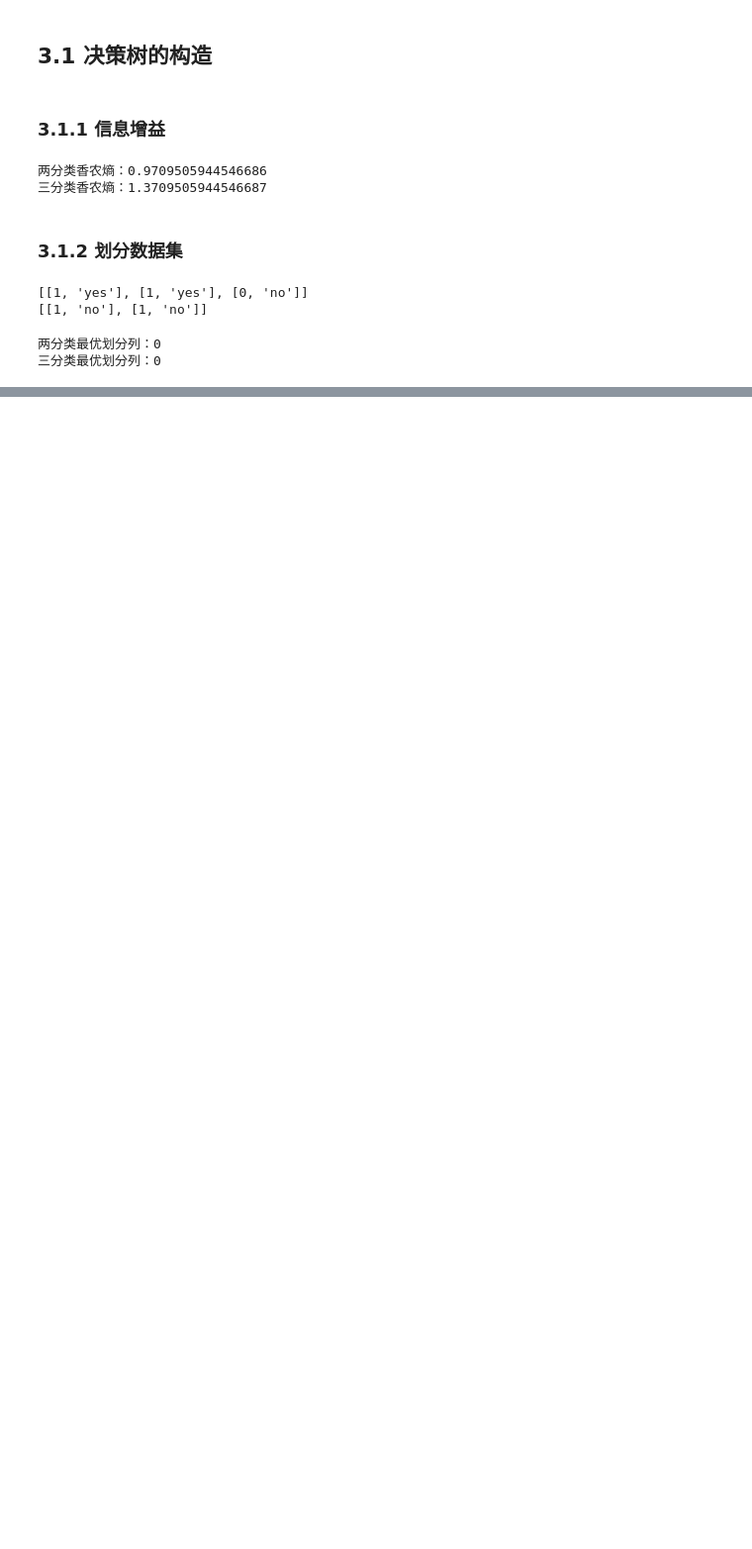
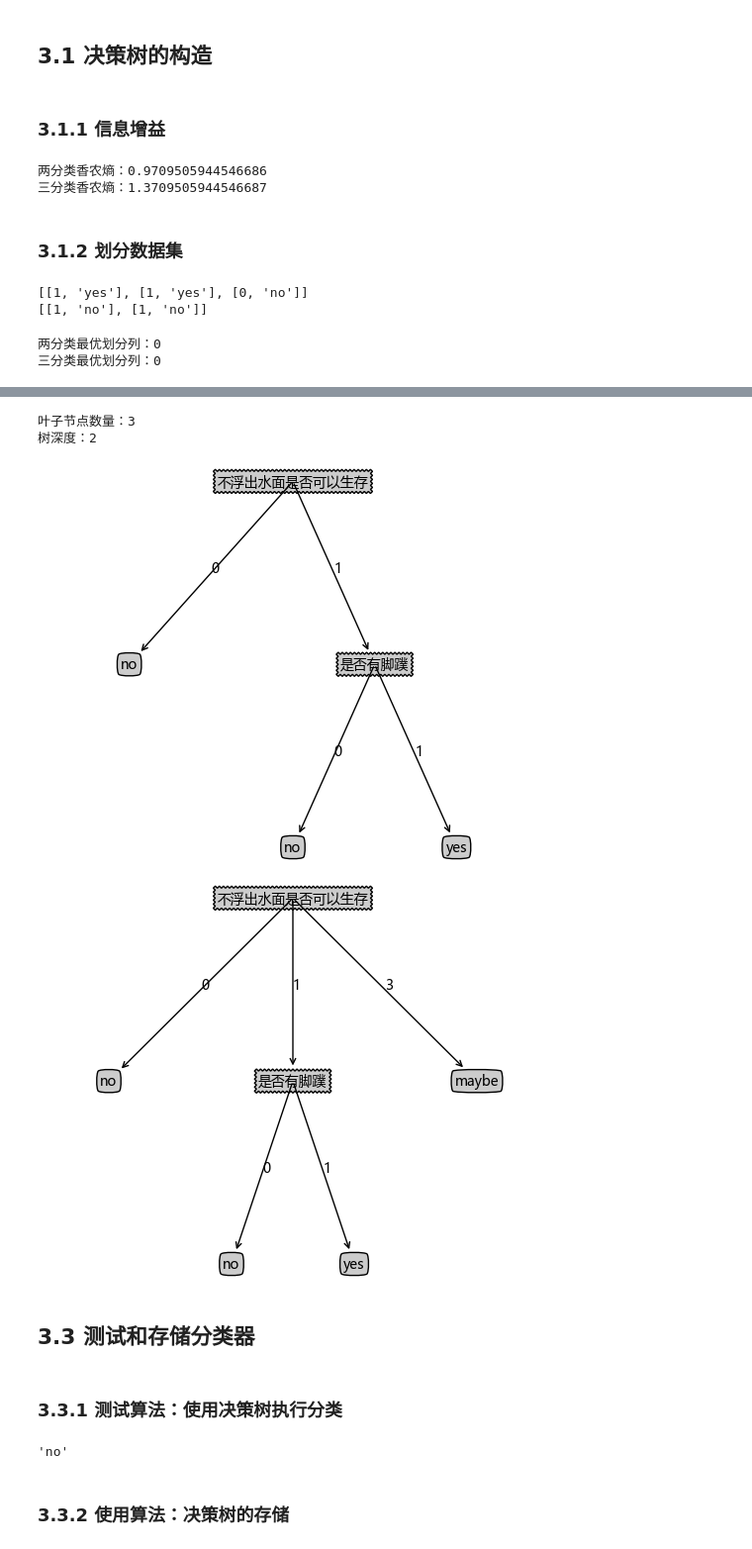
Before and after one commit to Lograthmic/machinelearninginaction3x, a Jupyter notebook: Ch03/note.ipynb, the cells around one changed output, grey strips where cells are left out. Shown: that part at 99% size. Drawn from its saved outputs; the diff is of its cells as text; code cells hidden in the pictures; blank space fills up the shorter version.

```diff
--- a/Ch03/note.ipynb
+++ b/Ch03/note.ipynb
@@ -113,7 +113,6 @@ from enum import unique
 
 
 def createTree(dataSet, labels):
-    labels = labels[:]
     classList = [example[-1] for example in dataSet]
     # 边界条件1：遍历完所有可划分数据集的属性
     if len(dataSet[0]) == 1:
@@ -124,12 +123,11 @@ def createTree(dataSet, labels):
     bestFeatures = chooseBestFeatureToSplit(dataSet)
     bestFeatLable = labels[bestFeatures]
     tree = {bestFeatLable: {}}
-    del(labels[bestFeatures])    # 去除当前节点标签以构建子列表
     featValues = [example[bestFeatures] for example in dataSet]
     uniqueVals = set(featValues)
     for value in uniqueVals:
         subDataSet = splitDataSet(dataSet, bestFeatures, value)
-        subFeatLabel = labels[:]
+        subFeatLabel = labels[:bestFeatures] + labels[bestFeatures+1:] # 去除当前节点标签以构建子列表
         tree[bestFeatLable][value] = createTree(subDataSet, subFeatLabel)
     return tree
 # %%
@@ -142,0 +175,29 @@ print("三分类树：{}".format(tree2))
+# %%
+# 获取叶节点的数目和树的层次
+
+def getNumLeafs(tree):
+    numLeafs = 0
+    firstStr = list(tree)[0]
+    secondDict = tree[firstStr]
+    for key in secondDict.keys():
+        numLeafs += getNumLeafs(secondDict[key]) if type(secondDict[key]).__name__ == 'dict' else 1
+    return numLeafs
+
+def getTreeDepth(tree):
+    maxDepth = 0
+    firstStr = list(tree)[0]
+    secondDict = tree[firstStr]
+    for key in secondDict.keys():
+        if type(secondDict[key]).__name__ == 'dict':
+            thisDepth = 1 + getTreeDepth(secondDict[key])
+        else:
+            thisDepth = 1
+        if thisDepth > maxDepth:
+            maxDepth = thisDepth
+    return maxDepth
+# %%
+print("叶子节点数量：{}".format(getNumLeafs(tree)))
+print("树深度：{}".format(getTreeDepth(tree)))
+# %% [output]
+叶子节点数量：3
+树深度：2
@@ -142,0 +244,14 @@ print("三分类树：{}".format(tree2))
+# %%
+import copy
+
+tree3 = copy.deepcopy(tree)
+tree3 ['不浮出水面是否可以生存'][3] = 'maybe'
+createPlot(tree)
+createPlot(tree3)
+# %% [output]
+[figure, added]
+[figure, added]
+# %% [markdown]
+## 3.3 测试和存储分类器
+# %% [markdown]
+### 3.3.1 测试算法：使用决策树执行分类
@@ -142,0 +271,6 @@ print("三分类树：{}".format(tree2))
+# %%
+classifiy(tree, label, [1, 0])
+# %% [output]
+'no'
+# %% [markdown]
+### 3.3.2 使用算法：决策树的存储
```
Also changed, not shown: parts of 13 cells of this notebook, 2 other files.
